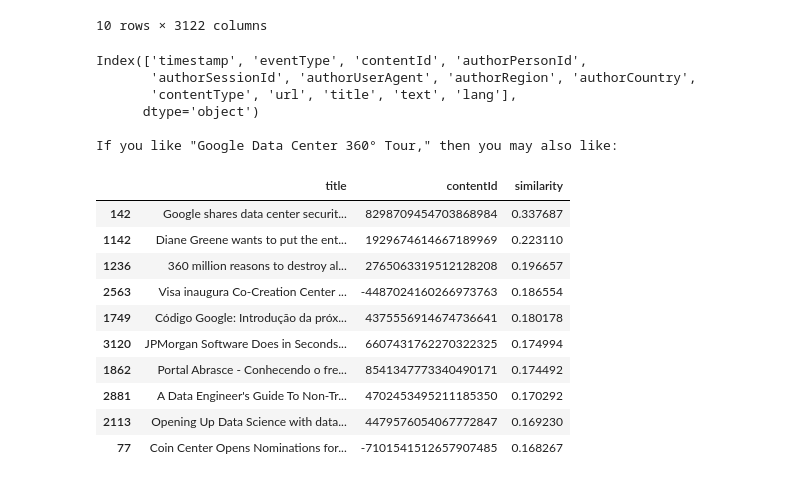
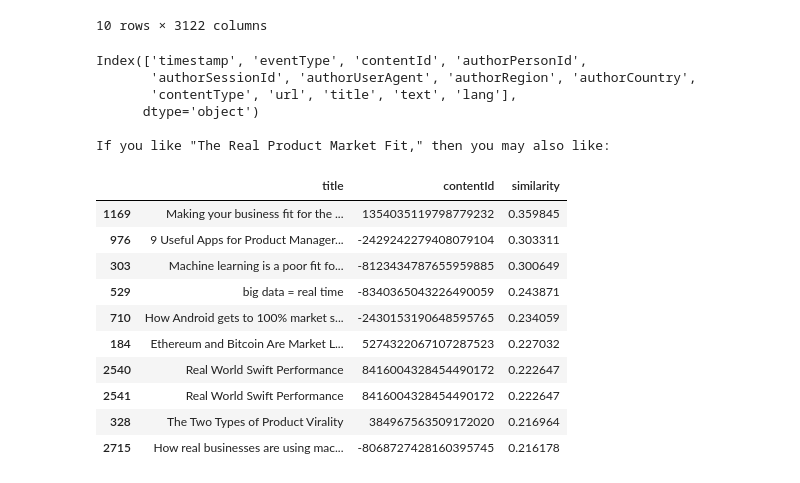
Before and after one commit to tannerbr/TannerRepo, a Jupyter notebook: content_filtering.ipynb, the cells around one changed output. Saved outputs shown, nothing was run; the diff lists cells and outputs as text; code cells hidden in the pictures.

```diff
--- a/content_filtering.ipynb
+++ b/content_filtering.ipynb
@@ -215,48 +217,48 @@ def get_recommendations(item_id, sim_matrix, n=10, messages=True):
   return rec_dict
 # %%
 # Change this value to any title you'd like to get recommendations
-title = "Google Data Center 360° Tour"
+title = "The Real Product Market Fit"
 
 print(df_shared_articles.columns)
 
 # Check if the title is valid; if not, suggest alternatives and use the last one for recommendations
 if title in df_shared_articles['title'].to_list():
   id = df_shared_articles.index[df_shared_articles['title']==title][0] # Convert the title to an index (i.e. item ID)
 else:
   print(f"\"{title}\" is not in the data set. Try one of these:\n")
   for row in df_shared_articles.sample(n=10).itertuples():  # Get a random 10 titles
     id = row[0]
     title = row.title
     print(f'\t{title}')
 
 print(f"\nIf you like \"{title},\" then you may also like:\n")
 
 # Call the function and return the dictionary; print out the dictionary if you want to see what it is
 recommend_dict = get_recommendations(id, cosine_sim, n=10, messages=False)
 
 # Add the dictionary to a new DataFrame; this isn't necessary, but it helps to see what articles are recommended
 df_similarity = pd.DataFrame(data=recommend_dict.values(), columns=['similarity'], index=recommend_dict.keys())
 
 # Create a subset of the original df DataFrame with only the recommended articles
 df_recommendations = df_shared_articles.loc[df_shared_articles.index.isin(recommend_dict.keys()), ['title', 'contentId']]
 
 # Join the original df results with the recommended article similarity scores so that we can sort the list and view it
 df_recommendations.join(df_similarity).sort_values(by=['similarity'], ascending=False)
 # %% [output]
 Index(['timestamp', 'eventType', 'contentId', 'authorPersonId',
        'authorSessionId', 'authorUserAgent', 'authorRegion', 'authorCountry',
        'contentType', 'url', 'title', 'text', 'lang'],
       dtype='object')
 
-If you like "Google Data Center 360° Tour," then you may also like:
+If you like "The Real Product Market Fit," then you may also like:
 |  | title | contentId | similarity |
-| 142 | Google shares data center securit... | 8298709454703868984 | 0.337687 |
-| 1142 | Diane Greene wants to put the ent... | 1929674614667189969 | 0.223110 |
-| 1236 | 360 million reasons to destroy al... | 2765063319512128208 | 0.196657 |
-| 2563 | Visa inaugura Co-Creation Center ... | -4487024160266973763 | 0.186554 |
-| 1749 | Código Google: Introdução da próx... | 4375556914674736641 | 0.180178 |
-| 3120 | JPMorgan Software Does in Seconds... | 6607431762270322325 | 0.174994 |
-| 1862 | Portal Abrasce - Conhecendo o fre... | 8541347773340490171 | 0.174492 |
-| 2881 | A Data Engineer's Guide To Non-Tr... | 4702453495211185350 | 0.170292 |
-| 2113 | Opening Up Data Science with data... | 4479576054067772847 | 0.169230 |
-| 77 | Coin Center Opens Nominations for... | -7101541512657907485 | 0.168267 |
+| 1169 | Making your business fit for the ... | 1354035119798779232 | 0.359845 |
+| 976 | 9 Useful Apps for Product Manager... | -2429242279408079104 | 0.303311 |
+| 303 | Machine learning is a poor fit fo... | -8123434787655959885 | 0.300649 |
+| 529 | big data = real time | -8340365043226490059 | 0.243871 |
+| 710 | How Android gets to 100% market s... | -2430153190648595765 | 0.234059 |
+| 184 | Ethereum and Bitcoin Are Market L... | 5274322067107287523 | 0.227032 |
+| 2540 | Real World Swift Performance | 8416004328454490172 | 0.222647 |
+| 2541 | Real World Swift Performance | 8416004328454490172 | 0.222647 |
+| 328 | The Two Types of Product Virality | 384967563509172020 | 0.216964 |
+| 2715 | How real businesses are using mac... | -8068727428160395745 | 0.216178 |
```
Also changed, not shown: parts of 2 cells of this notebook, 2 other files.
